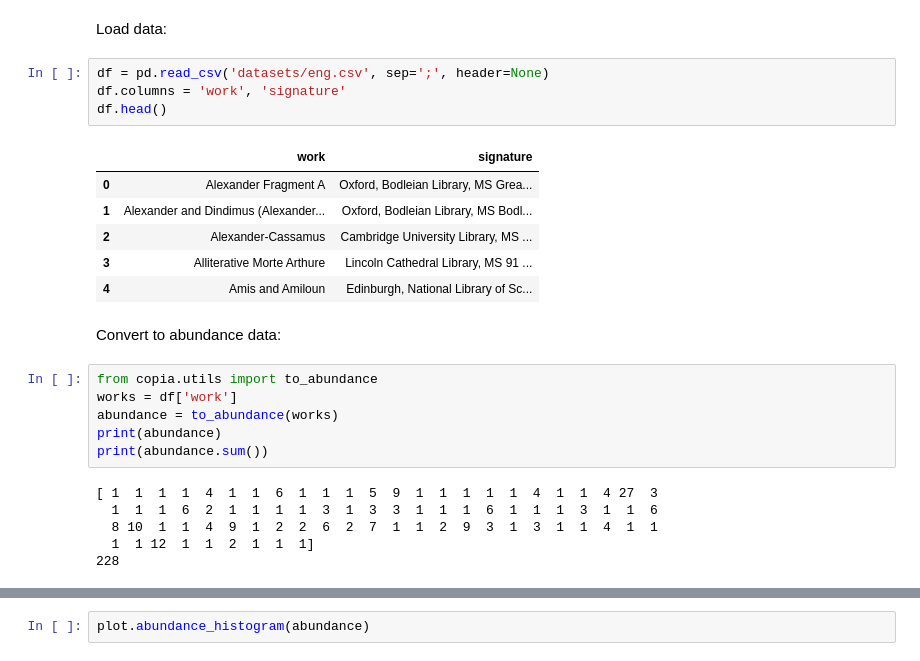
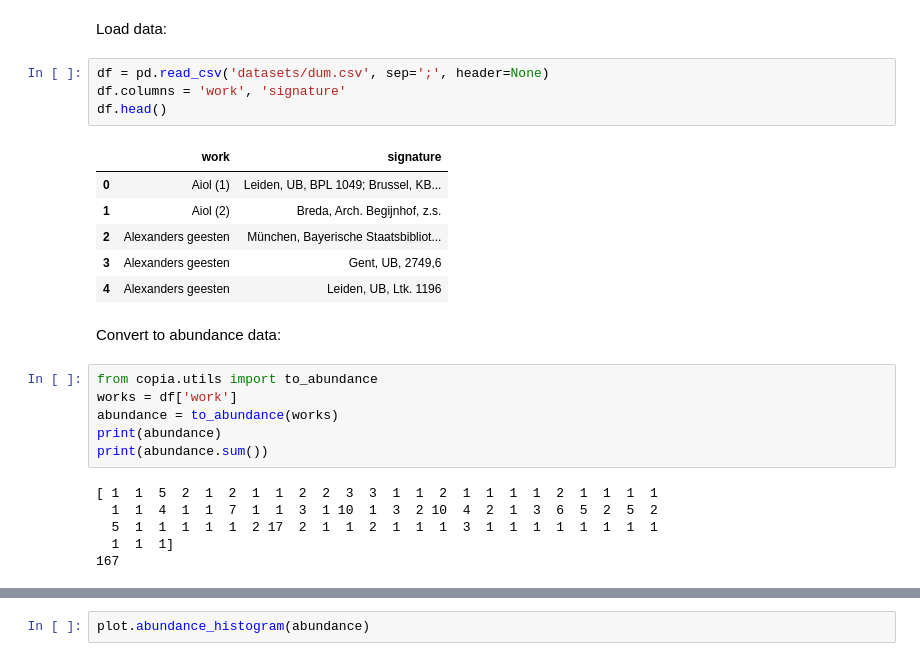
Before and after one commit to mikekestemont/copia, a Jupyter notebook: quickstart.ipynb, the cells around one changed output, grey strips where cells are left out. Cells and saved outputs as stored; diff of their text form.

```diff
--- a/quickstart.ipynb
+++ b/quickstart.ipynb
@@ -5,16 +5,16 @@ import pandas as pd
 # %% [markdown]
 Load data:
 # %%
-df = pd.read_csv('datasets/eng.csv', sep=';', header=None)
+df = pd.read_csv('datasets/dum.csv', sep=';', header=None)
 df.columns = 'work', 'signature'
 df.head()
 # %% [output]
 |  | work | signature |
-| 0 | Alexander Fragment A | Oxford, Bodleian Library, MS Grea... |
-| 1 | Alexander and Dindimus (Alexander... | Oxford, Bodleian Library, MS Bodl... |
-| 2 | Alexander-Cassamus | Cambridge University Library, MS ... |
-| 3 | Alliterative Morte Arthure | Lincoln Cathedral Library, MS 91 ... |
-| 4 | Amis and Amiloun | Edinburgh, National Library of Sc... |
+| 0 | Aiol (1) | Leiden, UB, BPL 1049; Brussel, KB... |
+| 1 | Aiol (2) | Breda, Arch. Begijnhof, z.s. |
+| 2 | Alexanders geesten | München, Bayerische Staatsbibliot... |
+| 3 | Alexanders geesten | Gent, UB, 2749,6 |
+| 4 | Alexanders geesten | Leiden, UB, Ltk. 1196 |
 # %% [markdown]
 Convert to abundance data:
 # %%
@@ -24,8 +24,8 @@ abundance = to_abundance(works)
 print(abundance)
 print(abundance.sum())
 # %% [output]
-[ 1  1  1  1  4  1  1  6  1  1  1  5  9  1  1  1  1  1  4  1  1  4 27  3
-  1  1  1  6  2  1  1  1  1  3  1  3  3  1  1  1  6  1  1  1  3  1  1  6
-  8 10  1  1  4  9  1  2  2  6  2  7  1  1  2  9  3  1  3  1  1  4  1  1
-  1  1 12  1  1  2  1  1  1]
-228
+[ 1  1  5  2  1  2  1  1  2  2  3  3  1  1  2  1  1  1  1  2  1  1  1  1
+  1  1  4  1  1  7  1  1  3  1 10  1  3  2 10  4  2  1  3  6  5  2  5  2
+  5  1  1  1  1  1  2 17  2  1  1  2  1  1  1  3  1  1  1  1  1  1  1  1
+  1  1  1]
+167
```
Also changed, not shown: parts of 10 cells of this notebook, 3 other files.
